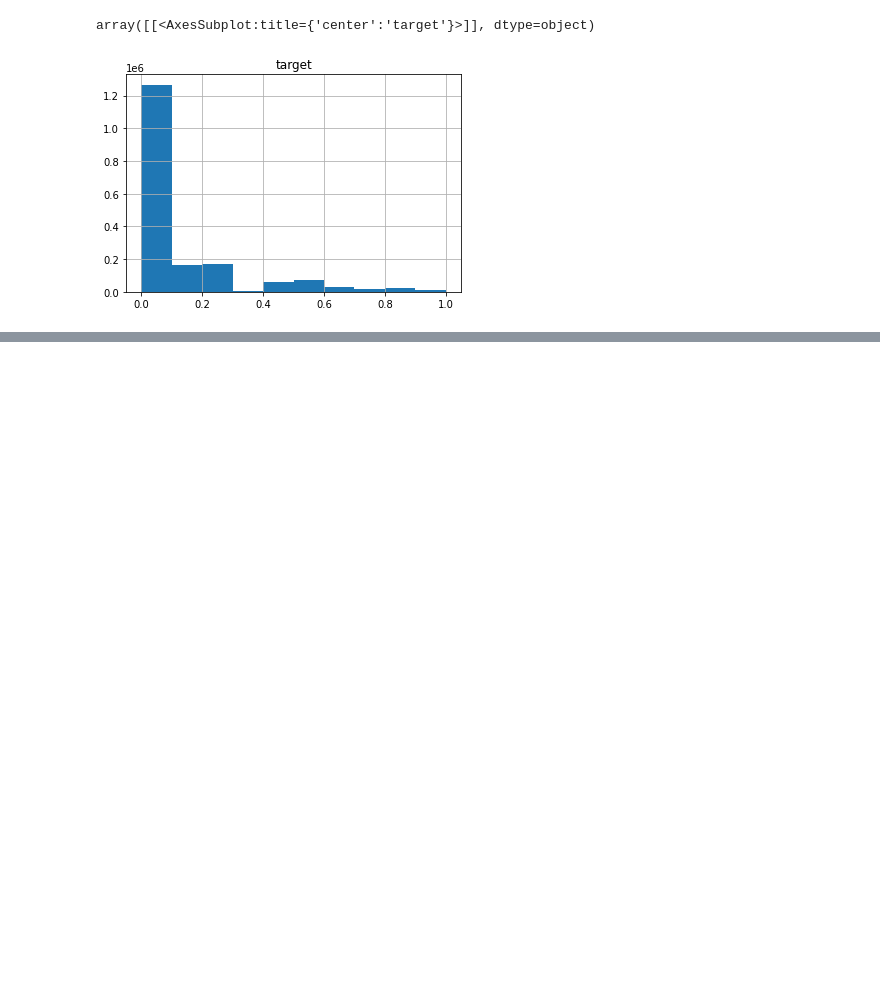
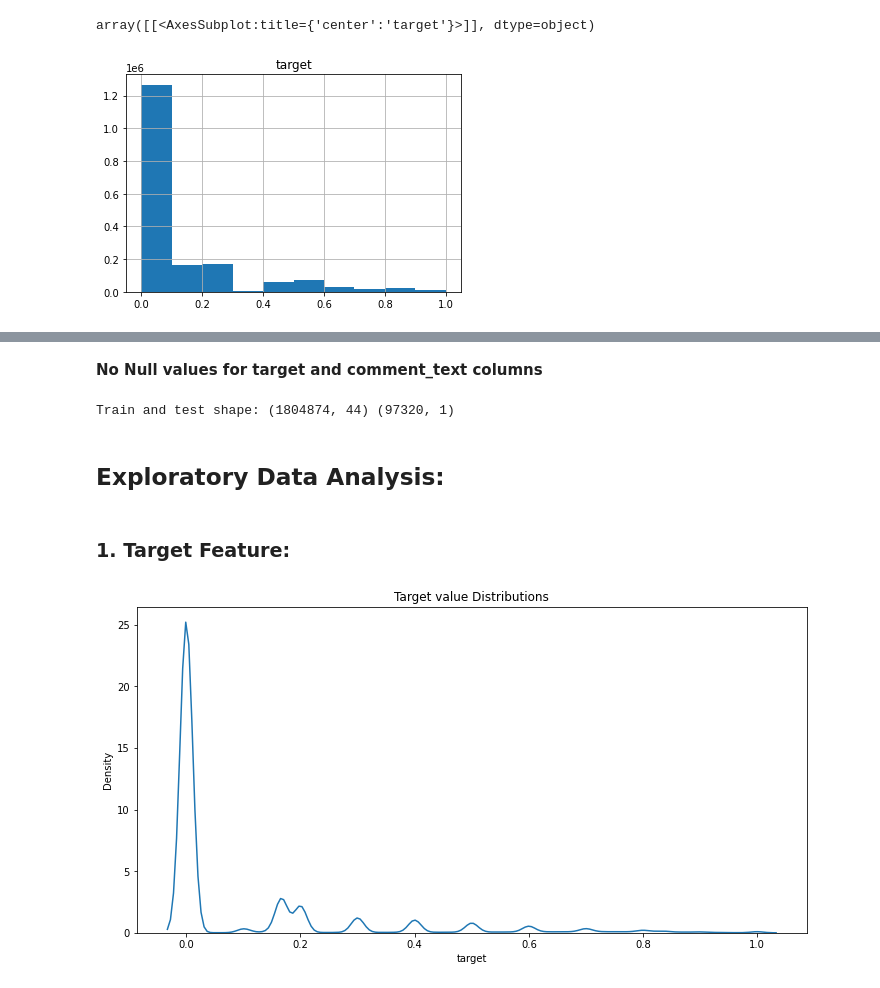
Before and after one commit to harshv2013/Toxic-Comments-Classification, a Jupyter notebook: Toxicity_Classification.ipynb, the cells around one changed output, grey strips where cells are left out. Drawn from its saved outputs; the diff is of its cells as text; code cells hidden in the pictures; blank space fills up the shorter version.

```diff
--- a/Toxicity_Classification.ipynb
+++ b/Toxicity_Classification.ipynb
@@ -142,5 +141,5 @@ To enable them in other operations, rebuild TensorFlow with the appropriate comp
 # %%
-train_df = pd.read_csv('train.csv', index_col='id', engine='python')
+train_df = pd.read_csv('./data/train.csv', index_col='id', engine='python')
 train_df.head()
 # %% [output]
 |  | target | comment_text | severe_toxicity | obscene | identity_attack | insult | threat | asian | atheist | ... |
@@ -176,0 +204,17 @@ array([[<AxesSubplot:title={'center':'target'}>]], dtype=object)
+# %% [markdown]
+**No Null values for target and comment_text columns**
+# %%
+print("Train and test shape: {} {}".format(train_df.shape, test_df.shape))
+# %% [output]
+Train and test shape: (1804874, 44) (97320, 1)
+# %% [markdown]
+## Exploratory Data Analysis:
+# %% [markdown]
+### 1. Target Feature:
+# %%
+plt.figure(figsize=(12,6))
+plt.title("Target value Distributions")
+sns.distplot(train_df['target'], kde=True, hist=False, bins=240, label='target')
+plt.show()
+# %% [output]
+[figure, added]
```
Also changed, not shown: parts of 46 cells of this notebook.
